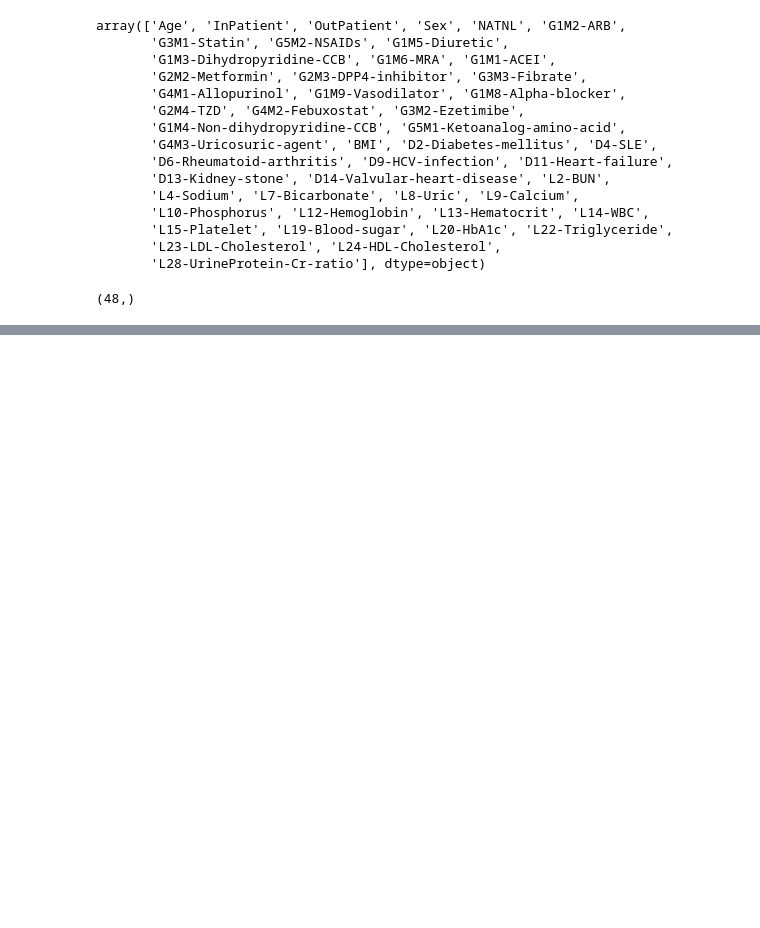
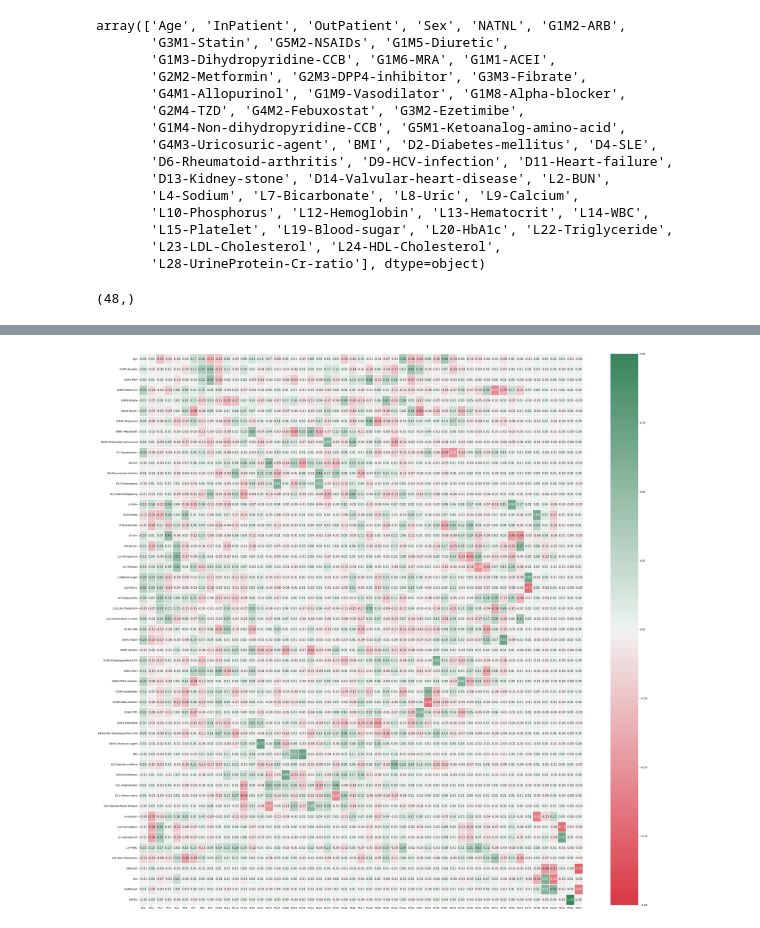
Before and after one commit to Aomaphisara/ULckdresearch2023, a Jupyter notebook: LassoRegression_Feature_Importance.ipynb, the cells around one changed output, grey strips where cells are left out. Saved outputs shown, nothing was run; the diff lists cells and outputs as text; code cells hidden in the pictures; blank space fills up the shorter version.

```diff
--- a/LassoRegression_Feature_Importance.ipynb
+++ b/LassoRegression_Feature_Importance.ipynb
@@ -255,0 +425,14 @@ selected_features.shape
+# %%
+# สร้าง StandardScaler
+scaler = StandardScaler()
+
+# นำข้อมูลมาทำการ scale
+# คอลัมน์ที่ไม่ต้องการทำ scaling ถูกนำออก
+columns_to_exclude = ['InPatient', 'Sex', 'OutPatient', 'NATNL']  # แก้ไขให้เป็นรายชื่อคอลัมน์เดี่ยว
+data_to_scale = data.drop(columns=columns_to_exclude)
+scale_data = scaler.fit_transform(data_to_scale)
+
+# นำข้อมูลที่ถูก scale แล้วไปใส่ใน DataFrame ใหม่
+scale_data = pd.DataFrame(scale_data, columns=data_to_scale.columns)
+scale_data[['InPatient', 'Sex', 'OutPatient', 'NATNL']] = data[['InPatient', 'Sex', 'OutPatient', 'NATNL']]
+scale_data
@@ -255,0 +557,10 @@ selected_features.shape
+# %%
+
+# ให้ features ของ scale_data เป็น index
+dpc = pd.DataFrame(pca.components_.T,
+                   index=scale_data.columns,
+                   columns=[f'PC{n+1}' for n in range(pca.components_.shape[0])]).round(4)
+
+# ทำการแปลงข้อมูลให้เป็น DataFrame ที่มีขนาดเล็กขึ้น (ในที่นี้เลือก 5 แถวแรก)
+dpc_small = dpc.iloc[:27, :]
+dpc_small.style.applymap(lambda e: 'background-color: yellow' if np.abs(e) > .5 else 'background-color: white')
@@ -255,0 +585,16 @@ selected_features.shape
+# %%
+import matplotlib.pyplot as plt
+import seaborn as sns
+
+# Assuming dpc is your DataFrame
+# If not, replace dpc with your DataFrame variable
+# If you want to use the existing 'ax' and 'fig', you can omit these lines
+fig, ax = plt.subplots(figsize=(40, 40))
+
+# Assuming dpc is your DataFrame
+sns.heatmap(dpc, cmap=sns.diverging_palette(10, 145, n=100), linewidths=1,
+            center=0, annot=True, vmin=-1, vmax=1, fmt=".2f", annot_kws={"size": 12}, ax=ax)
+
+plt.show()
+# %% [output]
+[figure, added]
```
Also changed, not shown: parts of 25 cells of this notebook.
